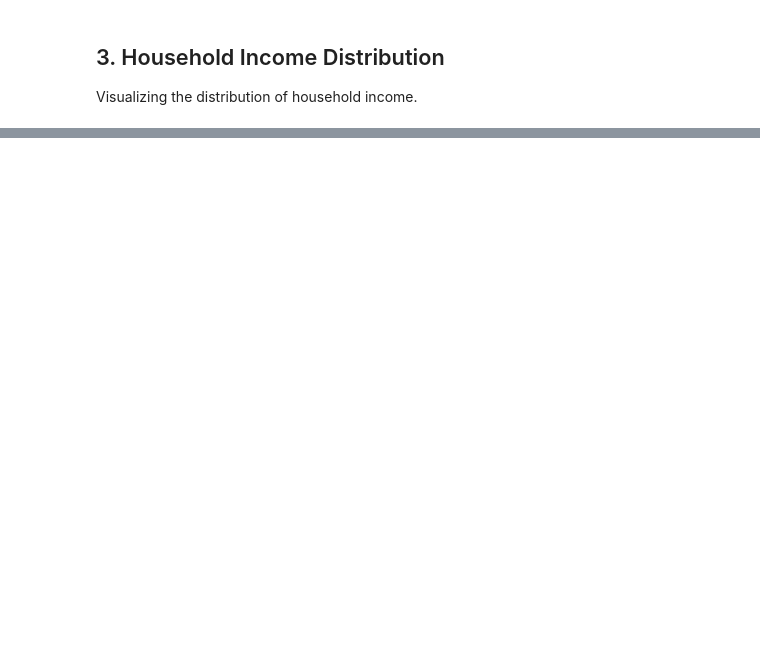
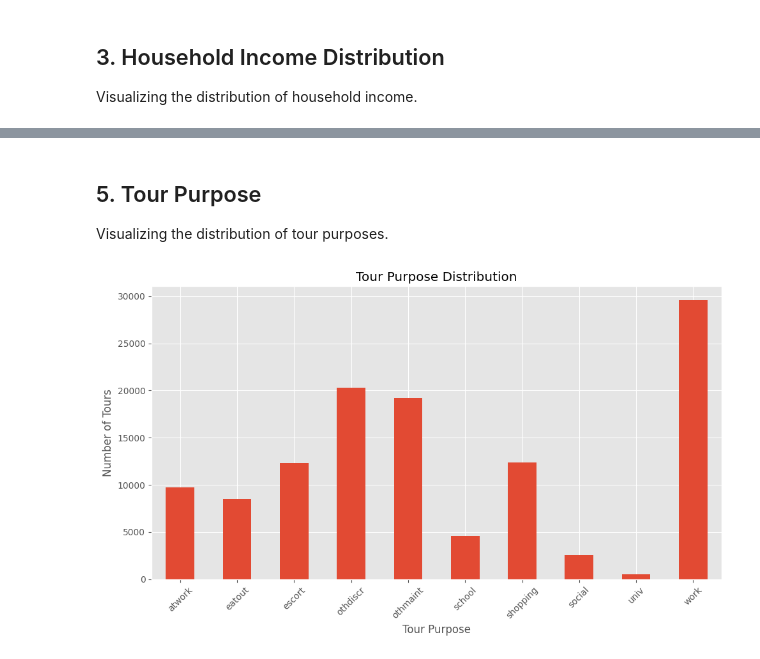
Before and after one commit to sunsunskibiz/sandag-abm3-example, a Jupyter notebook: tutorial/visualize_output.ipynb, the cells around one changed output, grey strips where cells are left out. Drawn from its saved outputs; the diff is of its cells as text; code cells hidden in the pictures; blank space fills up the shorter version.

```diff
--- a/tutorial/visualize_output.ipynb
+++ b/tutorial/visualize_output.ipynb
@@ -82,0 +122,18 @@ else:
+# %% [markdown]
+## 5. Tour Purpose
+Visualizing the distribution of tour purposes.
+# %%
+if 'tour_purpose' in TOUR.columns:
+    tour_purpose_counts = TOUR['tour_purpose'].value_counts().sort_index()
+    plt.figure(figsize=(10, 6))
+    tour_purpose_counts.plot(kind='bar')
+    plt.title('Tour Purpose Distribution')
+    plt.xlabel('Tour Purpose')
+    plt.ylabel('Number of Tours')
+    plt.xticks(rotation=45)
+    plt.tight_layout()
+    plt.show()
+else:
+    print("tour_purpose column not found in tour data")
+# %% [output]
+[figure, added]
```
Also changed, not shown: parts of 17 cells of this notebook.
